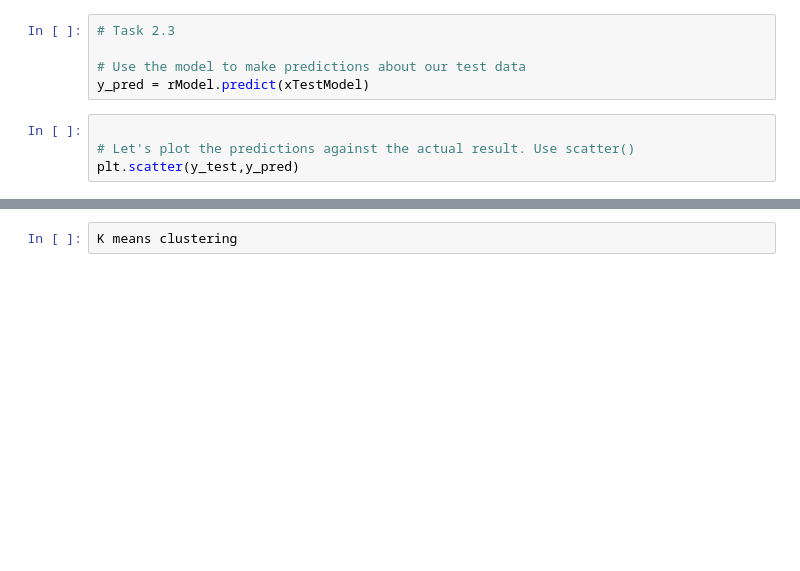
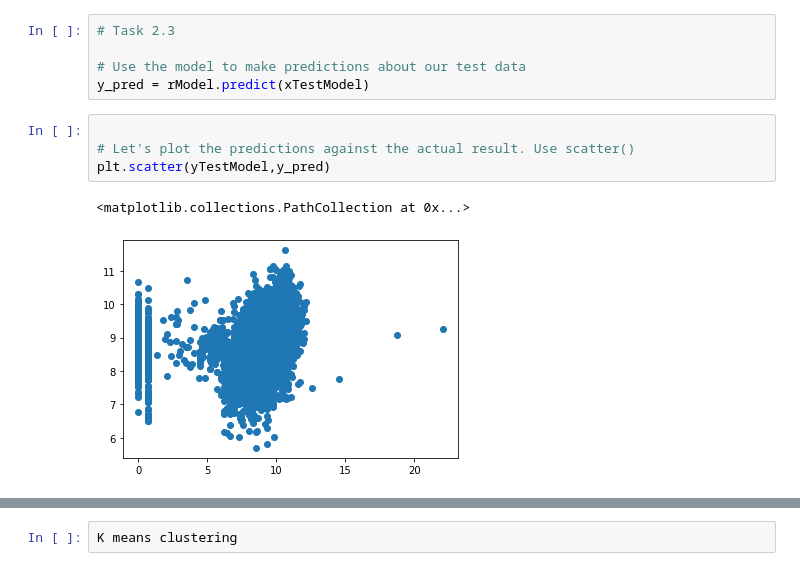
Before and after one commit to kwanjeff/DataTrack, a Jupyter notebook: Capstone 3/4. Modeling - Car Prices.ipynb, the cells around one changed output, grey strips where cells are left out. Cells and saved outputs as stored; diff of their text form; blank space fills up the shorter version.

```diff
--- a/Capstone 3/4. Modeling - Car Prices.ipynb
+++ b/Capstone 3/4. Modeling - Car Prices.ipynb
@@ -158,4 +162,7 @@ y_pred = rModel.predict(xTestModel)
 # %%
 
 # Let's plot the predictions against the actual result. Use scatter()
-plt.scatter(y_test,y_pred)
+plt.scatter(yTestModel,y_pred)
+# %% [output]
+<matplotlib.collections.PathCollection at 0x...>
+[figure, added]
```
Also changed, not shown: parts of 5 cells of this notebook.
